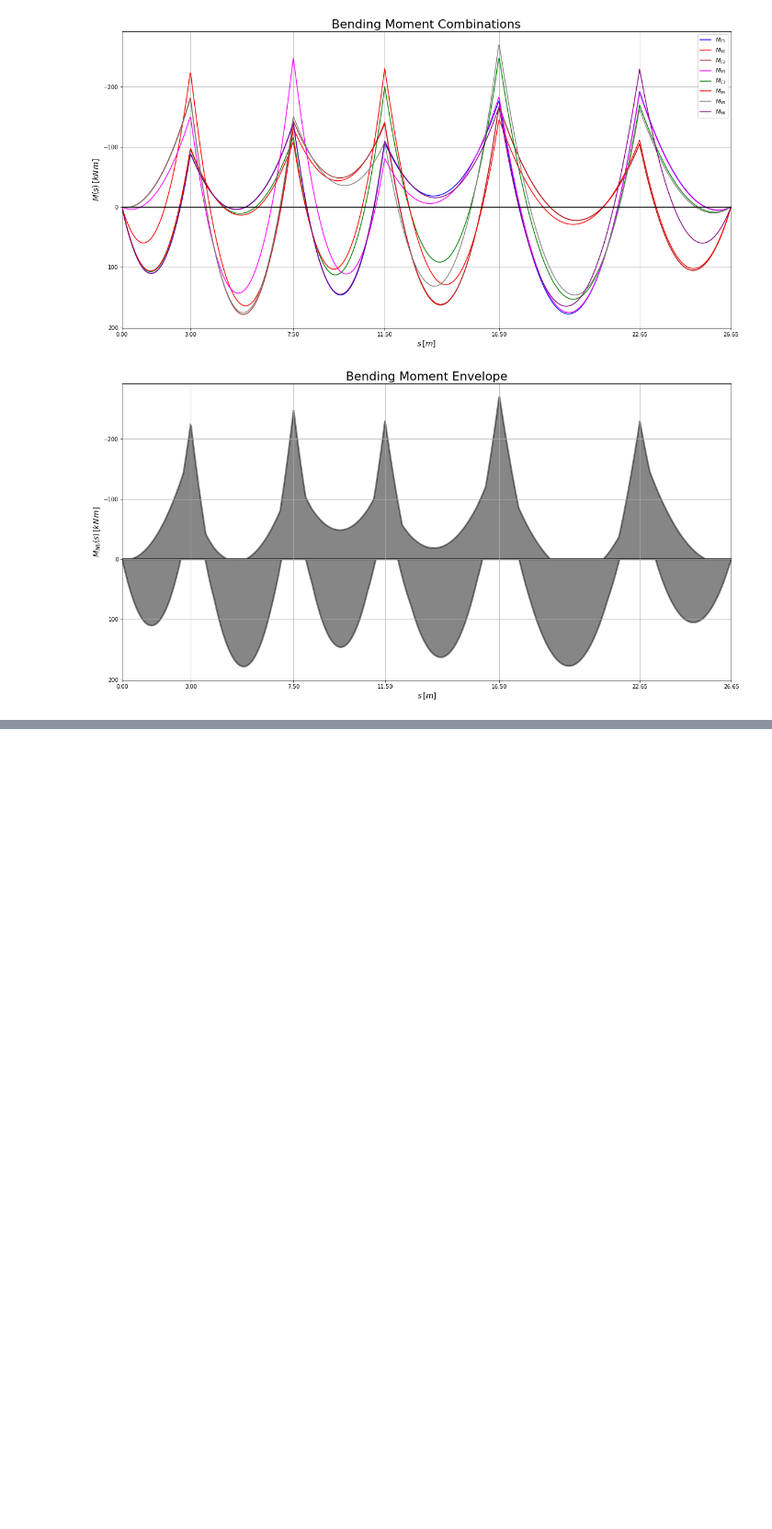
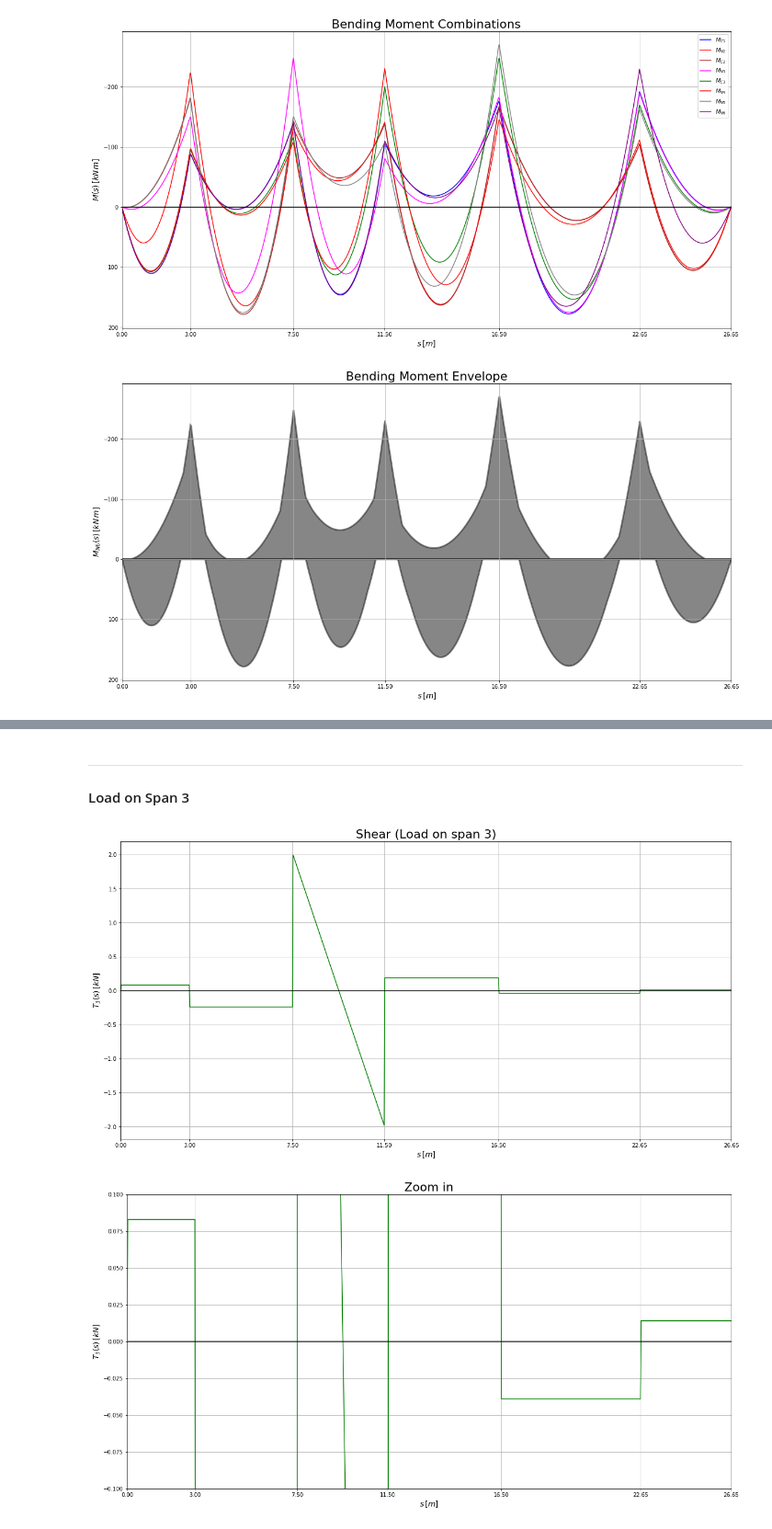
Before and after one commit to akaanzo/structural-safety, a Jupyter notebook: sol.ipynb, the cells around one changed output, grey strips where cells are left out. Shown at 92% size. Saved outputs shown, nothing was run; the diff lists cells and outputs as text; code cells hidden in the pictures; blank space fills up the shorter version.

```diff
--- a/sol.ipynb
+++ b/sol.ipynb
@@ -846,0 +856,33 @@ array([[  0],
+# %% [markdown]
+---
+#### Load on Span 3
+# %%
+R_3 = R3[0] * (Hv(s) - Hv(s-3)) + (R3[1] - 0*(s-3)) * (Hv(s-3) - Hv(s-(3+4.5))) + (R3[2] - 1*(s-(3+4.5)))*(Hv(s-(3+4.5)) - Hv(s-(3+4.5+4)))+ R3[3]*(Hv(s-(3+4.5+4)) - Hv(s-(3+4.5+4+5)))+ R3[4]*(Hv(s-(3+4.5+4+5)) - Hv(s-(3+4.5+4+5+6.15))) +  R3[5]*(Hv(s-(3+4.5+4+5+6.15)) - Hv(s-(3+4.5+4+5+6.15+4)))
+# %%
+plt.figure(figsize=(20,10))
+plt.plot(s, R_3, 'g')
+plt.xlim(s.min(), s.max())
+#plt.gca().invert_yaxis()
+plt.grid()
+plt.xlabel(r'$s\,[m]$', fontsize='14')
+plt.ylabel(r'$T_3(s)\,[kN]$', fontsize='14')
+plt.xticks([0, 3, 7.5, 11.5, 16.5, 22.65, 26.65])
+plt.axhline(0, color='black')
+plt.title('Shear (Load on span 3)', fontsize='22')
+plt.show()
+
+#-----------ZOOM IN----------------
+plt.figure(figsize=(20,10))
+plt.plot(s, R_3, 'g')
+plt.xlim(s.min(), s.max())
+plt.ylim(-.1, .1)
+plt.xlabel(r'$s\,[m]$', fontsize='14')
+plt.ylabel(r'$T_3(s)\,[kN]$', fontsize='14')
+plt.xticks([0, 3, 7.5, 11.5, 16.5, 22.65, 26.65])
+plt.grid()
+plt.axhline(0, color='black')
+plt.title('Zoom in', fontsize='22')
+plt.show()
+# %% [output]
+[figure, added]
+[figure, added]
```
Also changed, not shown: parts of 15 cells of this notebook.
